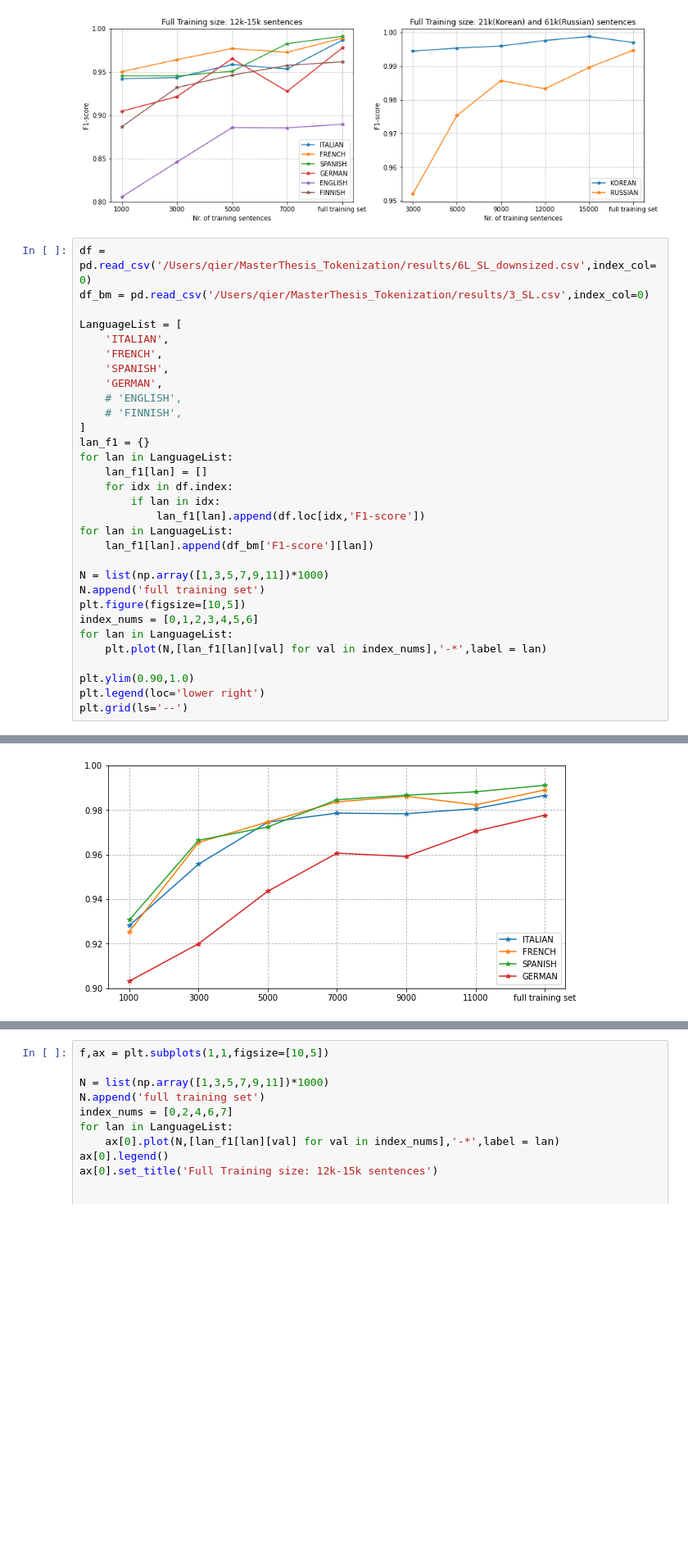
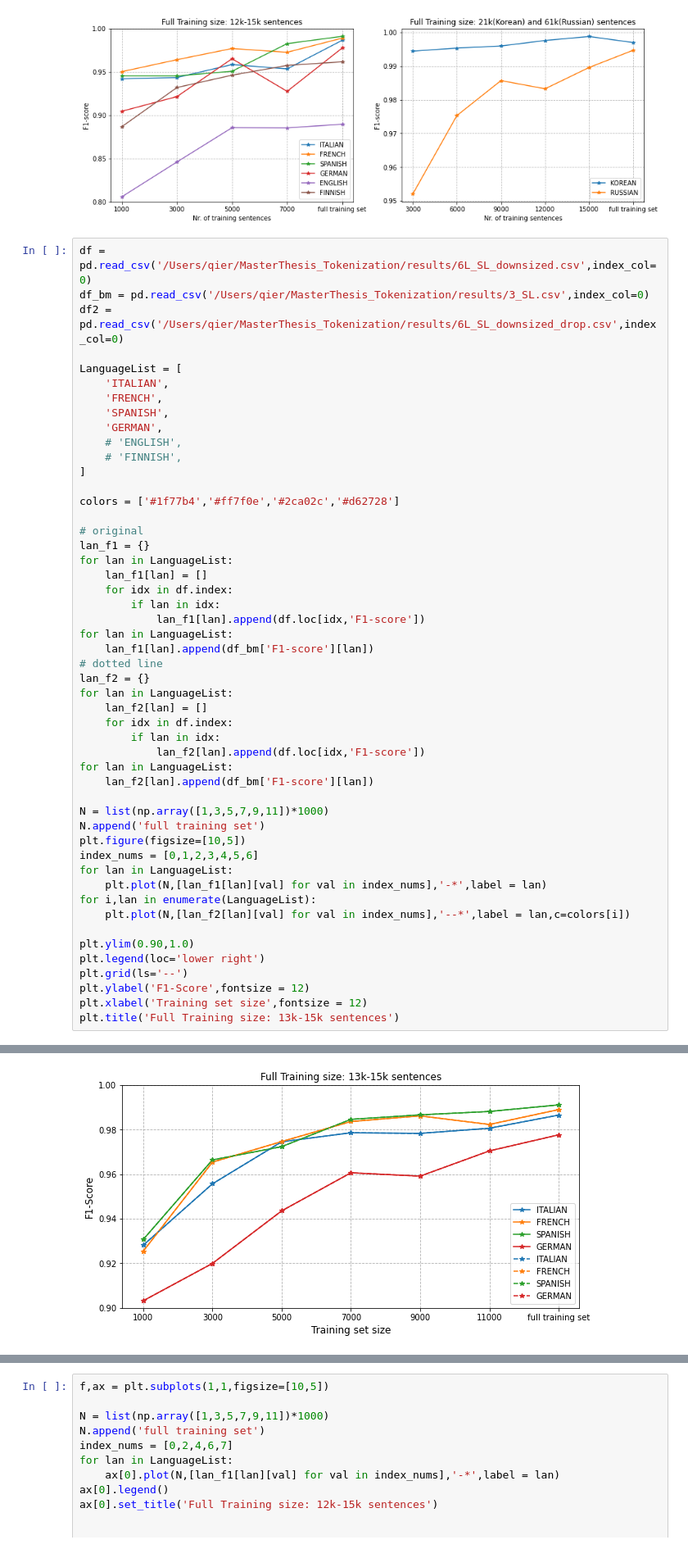
Before and after one commit to wuqi0704/MasterThesis_Tokenization, a Jupyter notebook: flair/plots.ipynb, the cells around one changed output, grey strips where cells are left out. Shown at 82% size. Saved outputs shown, nothing was run; the diff lists cells and outputs as text; blank space fills up the shorter version.

```diff
--- a/flair/plots.ipynb
+++ b/flair/plots.ipynb
@@ -570,6 +575,7 @@ for axs in ax.flat:
 # %%
 df = pd.read_csv('/Users/qier/MasterThesis_Tokenization/results/6L_SL_downsized.csv',index_col=0)
 df_bm = pd.read_csv('/Users/qier/MasterThesis_Tokenization/results/3_SL.csv',index_col=0)
+df2 = pd.read_csv('/Users/qier/MasterThesis_Tokenization/results/6L_SL_downsized_drop.csv',index_col=0)
 
 LanguageList = [
     'ITALIAN',
@@ -579,6 +585,10 @@ LanguageList = [
     # 'ENGLISH',
     # 'FINNISH',
 ]
+
+colors = ['#1f77b4','#ff7f0e','#2ca02c','#d62728']
+
+# original
 lan_f1 = {}
 for lan in LanguageList:
     lan_f1[lan] = []
@@ -587,6 +597,15 @@ for lan in LanguageList:
             lan_f1[lan].append(df.loc[idx,'F1-score'])
 for lan in LanguageList:
     lan_f1[lan].append(df_bm['F1-score'][lan])
+# dotted line
+lan_f2 = {}
+for lan in LanguageList:
+    lan_f2[lan] = []
+    for idx in df.index:
+        if lan in idx:
+            lan_f2[lan].append(df.loc[idx,'F1-score'])
+for lan in LanguageList:
+    lan_f2[lan].append(df_bm['F1-score'][lan])
 
 N = list(np.array([1,3,5,7,9,11])*1000)
 N.append('full training set')
@@ -594,8 +613,13 @@ plt.figure(figsize=[10,5])
 index_nums = [0,1,2,3,4,5,6]
 for lan in LanguageList:
     plt.plot(N,[lan_f1[lan][val] for val in index_nums],'-*',label = lan)
+for i,lan in enumerate(LanguageList):
+    plt.plot(N,[lan_f2[lan][val] for val in index_nums],'--*',label = lan,c=colors[i])
 
 plt.ylim(0.90,1.0)
 plt.legend(loc='lower right')
 plt.grid(ls='--')
+plt.ylabel('F1-Score',fontsize = 12)
+plt.xlabel('Training set size',fontsize = 12)
+plt.title('Full Training size: 13k-15k sentences')
 # %% [output]
@@ -602 +627 @@ plt.grid(ls='--')
-[figure, old version]
+[figure, new version]
```
Also changed, not shown: parts of 4 cells of this notebook, 4 other files.
